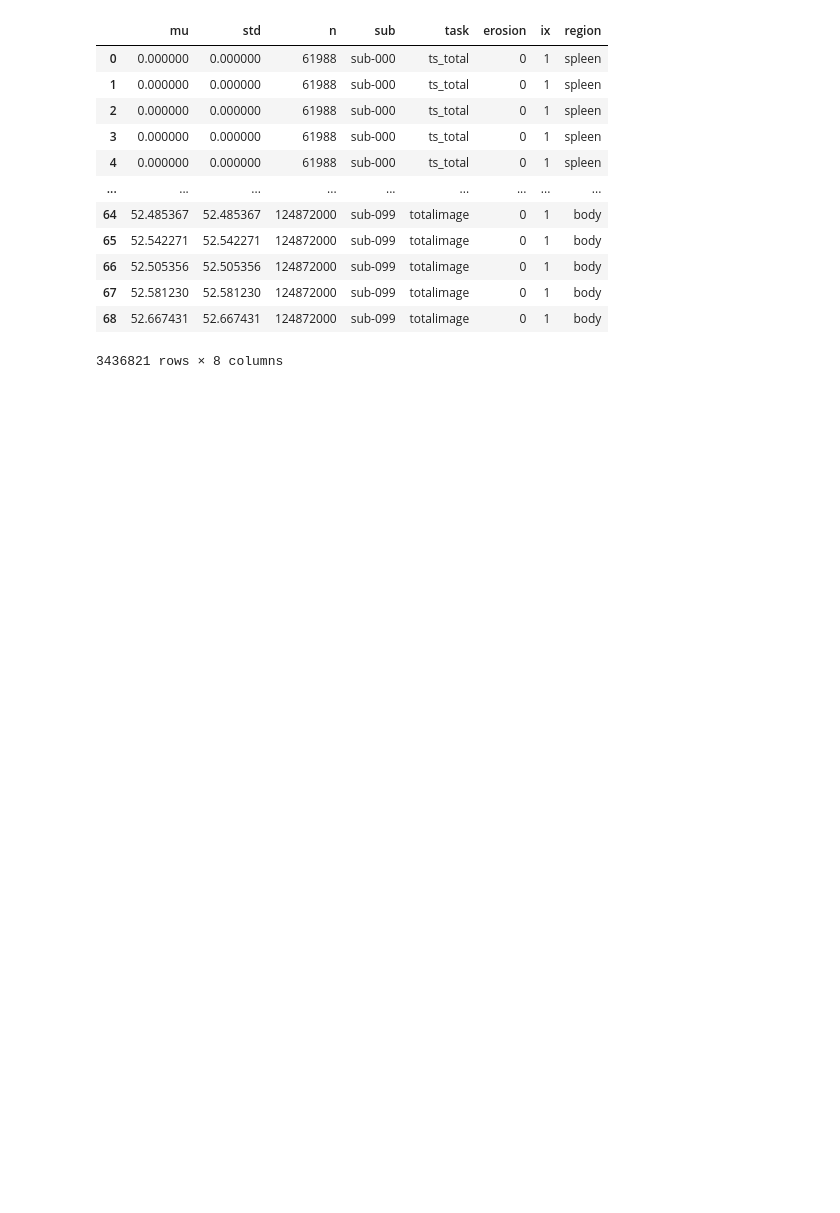
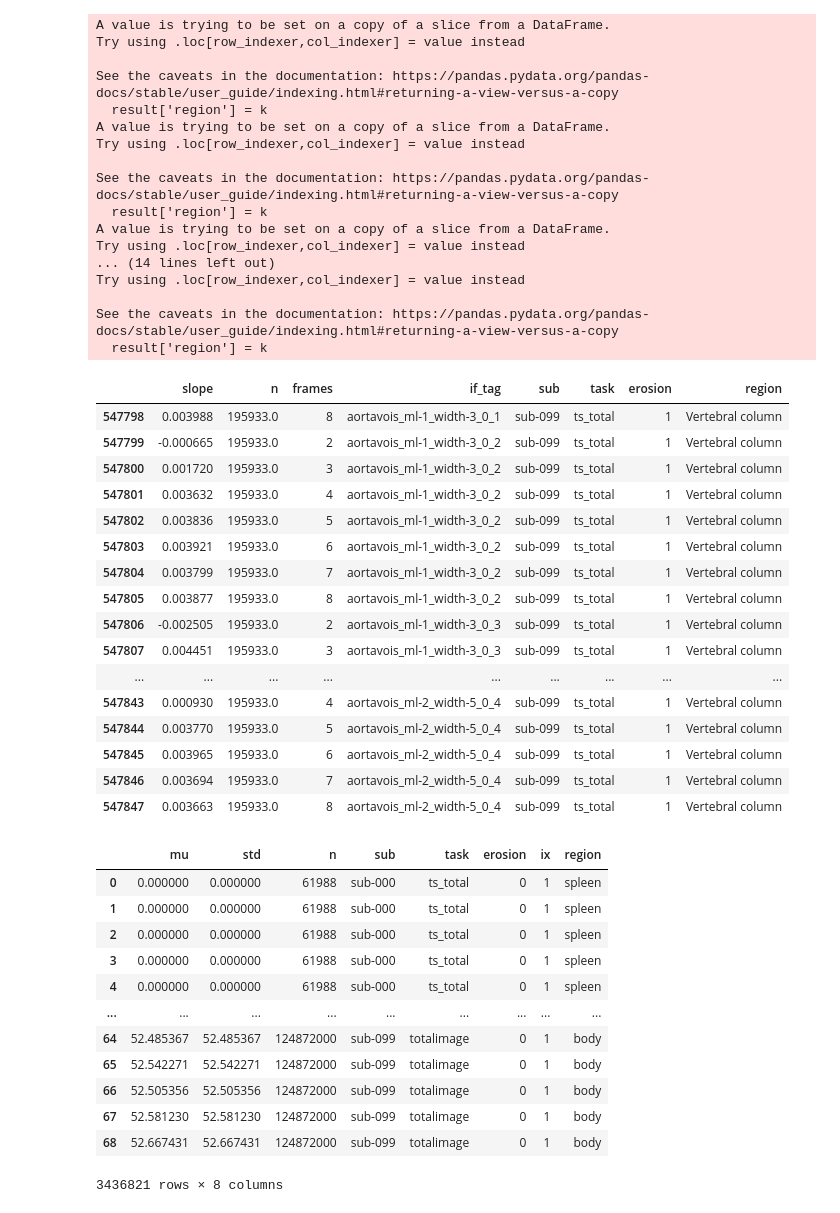
Before and after one commit to ChristianHinge/hedypet-streamlit, a Jupyter notebook: hedypet_streamlit/create_dataframes2.ipynb, the cells around one changed output. Cells and saved outputs as stored; diff of their text form; code cells hidden in the pictures; blank space fills up the shorter version.

Commit message:
patlak ki

```diff
--- a/hedypet_streamlit/create_dataframes2.ipynb
+++ b/hedypet_streamlit/create_dataframes2.ipynb
@@ -136,3 +116,70 @@ df
+# %%
+def filter_and_combine_regions_ki(df,regions):
+    group_cols = ["sub","erosion","task","if_tag","frames"]
+    results = []
+
+    for k, v in regions.items():
+        mask = df.region.isin(v) if isinstance(v, list) else df.region == v
+        filtered = df[mask]
+
+        if isinstance(v, list):
+            result = filtered.groupby(group_cols).apply(
+                lambda x: pd.Series({
+                    'slope': (x.slope * x.n).sum() / x.n.sum(),
+                    'n': x.n.sum()
+                })
+            ).reset_index()
+        else:
+            result = filtered
+
+        result['region'] = k
+        results.append(result)
+    df = pd.concat(results, ignore_index=True)
+    return df
+# %%
+df1 = pd.read_pickle("/homes/hinge/Projects/hedyPET/src/hedypet/analysis/patlak_ki.pkl")
+df2 = df1.drop(["tac_if_path","tac_organ_path","ix"],axis=1)
+df2 = filter_and_combine_regions_ki(df2,regions)
+df2.iloc[-50:]
+df2["aorta_voi"] = df2["if_tag"].apply(lambda x: int(str(x).split("_")[-1])).map({1:"Ascending",2:"Top",3:"Descending top", 4:"Descending bottom"})
+df2["voi_volume"] = df2.if_tag.apply(lambda x: "_".join(x.split("_")[1:3])).map({'ml-1_width-3':"1mL, 3px width", 'ml-1.5_width-5':"1.5mL, 5px width", 'ml-2_width-5':"2mL, 5px width"})
+df2 = df2.drop(["if_tag"],axis=1)
+df2.to_pickle("patlak.pkl")
+# %% [output]
+A value is trying to be set on a copy of a slice from a DataFrame.
+Try using .loc[row_indexer,col_indexer] = value instead
+
+See the caveats in the documentation: https://pandas.pydata.org/pandas-docs/stable/user_guide/indexing.html#returning-a-view-versus-a-copy
+  result['region'] = k
+A value is trying to be set on a copy of a slice from a DataFrame.
+Try using .loc[row_indexer,col_indexer] = value instead
+
+See the caveats in the documentation: https://pandas.pydata.org/pandas-docs/stable/user_guide/indexing.html#returning-a-view-versus-a-copy
+  result['region'] = k
+A value is trying to be set on a copy of a slice from a DataFrame.
+Try using .loc[row_indexer,col_indexer] = value instead
+... (14 lines left out)
+Try using .loc[row_indexer,col_indexer] = value instead
+
+See the caveats in the documentation: https://pandas.pydata.org/pandas-docs/stable/user_guide/indexing.html#returning-a-view-versus-a-copy
+  result['region'] = k
+|  | slope | n | frames | if_tag | sub | task | erosion | region |
+| 547798 | 0.003988 | 195933.0 | 8 | aortavois_ml-1_width-3_0_1 | sub-099 | ts_total | 1 | Vertebral column |
+| 547799 | -0.000665 | 195933.0 | 2 | aortavois_ml-1_width-3_0_2 | sub-099 | ts_total | 1 | Vertebral column |
+| 547800 | 0.001720 | 195933.0 | 3 | aortavois_ml-1_width-3_0_2 | sub-099 | ts_total | 1 | Vertebral column |
+| 547801 | 0.003632 | 195933.0 | 4 | aortavois_ml-1_width-3_0_2 | sub-099 | ts_total | 1 | Vertebral column |
+| 547802 | 0.003836 | 195933.0 | 5 | aortavois_ml-1_width-3_0_2 | sub-099 | ts_total | 1 | Vertebral column |
+| 547803 | 0.003921 | 195933.0 | 6 | aortavois_ml-1_width-3_0_2 | sub-099 | ts_total | 1 | Vertebral column |
+| 547804 | 0.003799 | 195933.0 | 7 | aortavois_ml-1_width-3_0_2 | sub-099 | ts_total | 1 | Vertebral column |
+| 547805 | 0.003877 | 195933.0 | 8 | aortavois_ml-1_width-3_0_2 | sub-099 | ts_total | 1 | Vertebral column |
+| 547806 | -0.002505 | 195933.0 | 2 | aortavois_ml-1_width-3_0_3 | sub-099 | ts_total | 1 | Vertebral column |
+| 547807 | 0.004451 | 195933.0 | 3 | aortavois_ml-1_width-3_0_3 | sub-099 | ts_total | 1 | Vertebral column |
+| ... | ... | ... | ... | ... | ... | ... | ... | ... |
+| 547843 | 0.000930 | 195933.0 | 4 | aortavois_ml-2_width-5_0_4 | sub-099 | ts_total | 1 | Vertebral column |
+| 547844 | 0.003770 | 195933.0 | 5 | aortavois_ml-2_width-5_0_4 | sub-099 | ts_total | 1 | Vertebral column |
+| 547845 | 0.003965 | 195933.0 | 6 | aortavois_ml-2_width-5_0_4 | sub-099 | ts_total | 1 | Vertebral column |
+| 547846 | 0.003694 | 195933.0 | 7 | aortavois_ml-2_width-5_0_4 | sub-099 | ts_total | 1 | Vertebral column |
+| 547847 | 0.003663 | 195933.0 | 8 | aortavois_ml-2_width-5_0_4 | sub-099 | ts_total | 1 | Vertebral column |
 # %%
 import pandas as pd
 
```
Also changed, not shown: parts of 7 cells of this notebook, 3 other files.
